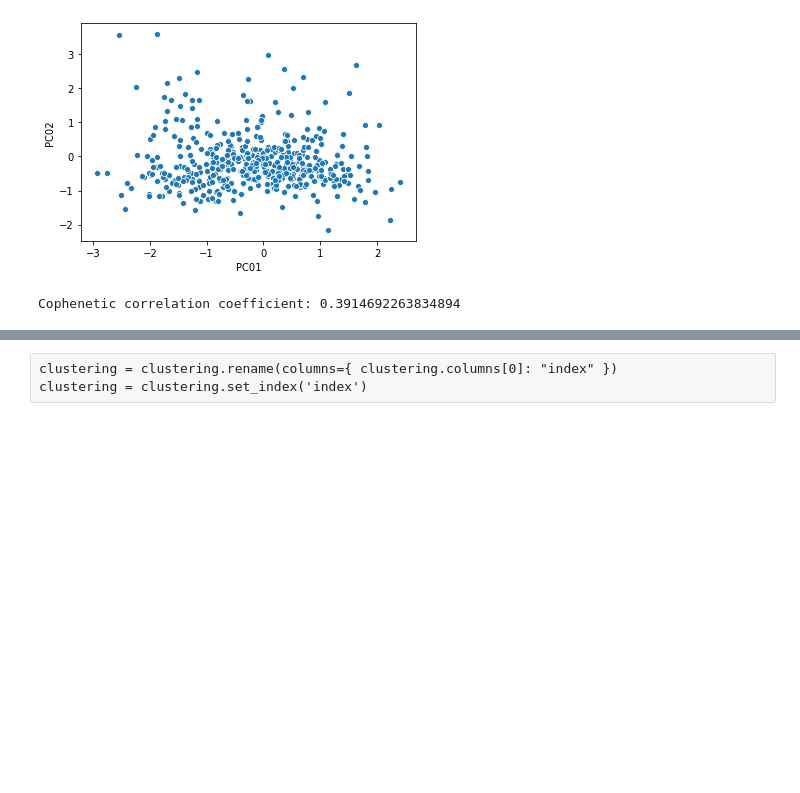
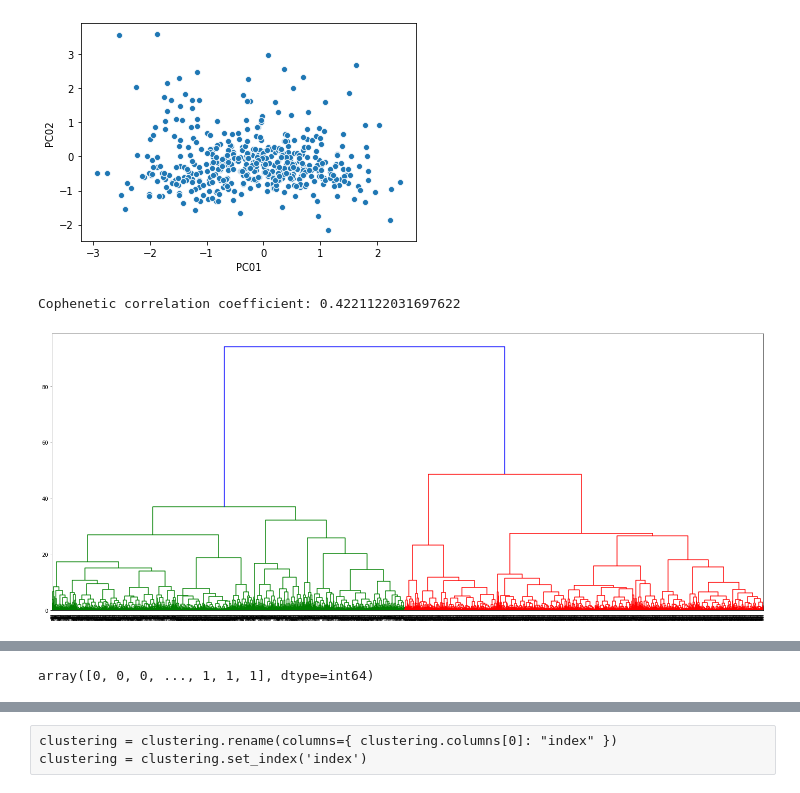
Before and after one commit to Complexio/Vistelius_1995_OCR, a Jupyter notebook: _ANALYSIS/3_Cluster_analysis_PCA.ipynb, the cells around one changed output, grey strips where cells are left out. Cells and saved outputs as stored; diff of their text form; code cells hidden in the pictures; blank space fills up the shorter version.

Commit message:
cluster analysis adjusted pca
used 7 PC's according to the cpv plot

```diff
--- a/_ANALYSIS/3_Cluster_analysis_PCA.ipynb
+++ b/_ANALYSIS/3_Cluster_analysis_PCA.ipynb
@@ -95,0 +80,2 @@ pca_df
+# %%
+pca_df1 = pca_df.iloc[:, 0: 7]
@@ -168,6 +170,7 @@ def create_dendrogram(data, linkage_method='ward', save=""):
     plt.show()
 # %%
 %%time
-create_dendrogram(pca_df, linkage_method='ward')
+create_dendrogram(pca_df1, linkage_method='ward')
 # %% [output]
-Cophenetic correlation coefficient: 0.3914692263834894
+Cophenetic correlation coefficient: 0.4221122031697622
+[figure, added]
@@ -174,5 +178,7 @@ Cophenetic correlation coefficient: 0.3914692263834894
 # %%
-X = pca_df.values
+X = pca_df1.values
 
-cluster = AgglomerativeClustering(n_clusters=4, affinity='euclidean', linkage='ward')
+cluster = AgglomerativeClustering(n_clusters=3, affinity='euclidean', linkage='ward')
 cluster.fit_predict(X)
+# %% [output]
+array([0, 0, 0, ..., 1, 1, 1], dtype=int64)
```
Also changed, not shown: parts of 11 cells of this notebook, 25 other files.
